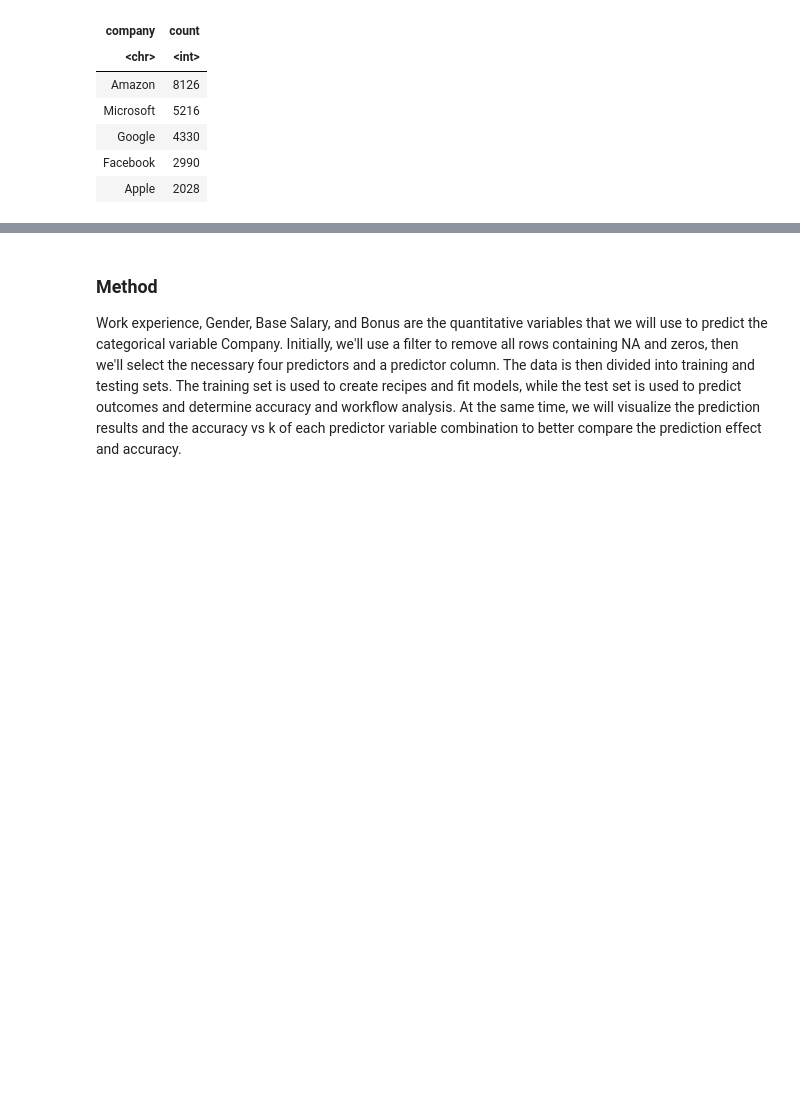
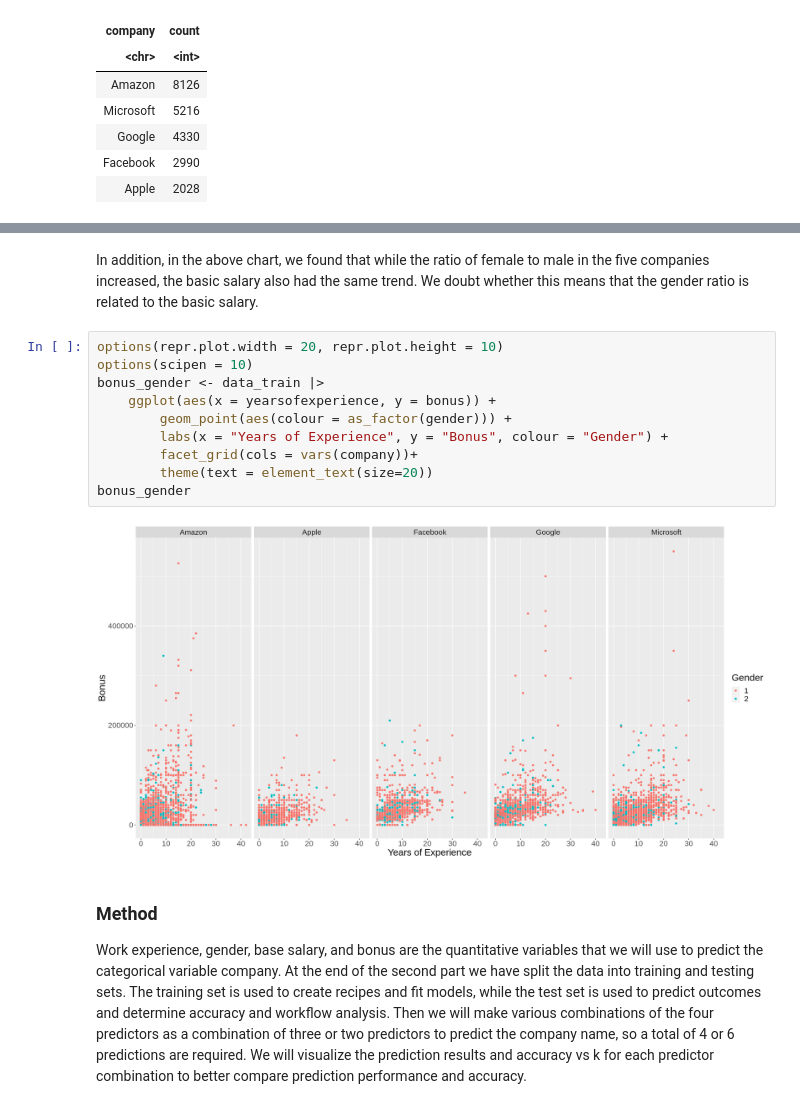
Before and after one commit to EdrickBelmiro/CareerPredictorDSCI100, a Jupyter notebook: Proposal- Group 19.ipynb, the cells around one changed output, grey strips where cells are left out. Saved outputs shown, nothing was run; the diff lists cells and outputs as text; blank space fills up the shorter version.

```diff
--- a/Proposal- Group 19.ipynb
+++ b/Proposal- Group 19.ipynb
@@ -121,7 +186,21 @@ A tibble: 3062 × 2
+# %% [markdown]
+In addition, in the above chart, we found that while the ratio of female to male in the five companies increased, the basic salary also had the same trend. We doubt whether this means that the gender ratio is related to the basic salary.
+# %%
+options(repr.plot.width = 20, repr.plot.height = 10)
+options(scipen = 10)
+bonus_gender <- data_train |>
+    ggplot(aes(x = yearsofexperience, y = bonus)) +
+        geom_point(aes(colour = as_factor(gender))) +
+        labs(x = "Years of Experience", y = "Bonus", colour = "Gender") +
+        facet_grid(cols = vars(company))+
+        theme(text = element_text(size=20))
+bonus_gender
+# %% [output]
+[figure, added]
 # %% [markdown]
 ### Method
 
-Work experience, Gender, Base Salary, and Bonus are the quantitative variables that we will use to predict the categorical variable Company. Initially, we'll use a filter to remove all rows containing NA and zeros, then we'll select the necessary four predictors and a predictor column. The data is then divided into training and testing sets. The training set is used to create recipes and fit models, while the test set is used to predict outcomes and determine accuracy and workflow analysis. At the same time, we will visualize the prediction results and the accuracy vs k of each predictor variable combination to better compare the prediction effect and accuracy.
+Work experience, gender, base salary, and bonus are the quantitative variables that we will use to predict the categorical variable company. At the end of the second part we have split the data into training and testing sets. The training set is used to create recipes and fit models, while the test set is used to predict outcomes and determine accuracy and workflow analysis. Then we will make various combinations of the four predictors as a combination of three or two predictors to predict the company name, so a total of 4 or 6 predictions are required. We will visualize the prediction results and accuracy vs k for each predictor combination to better compare prediction performance and accuracy.
 # %% [markdown]
 ### Expected outcomes and significance
 - What do you expect to find?
```
Also changed, not shown: parts of 16 cells of this notebook.
